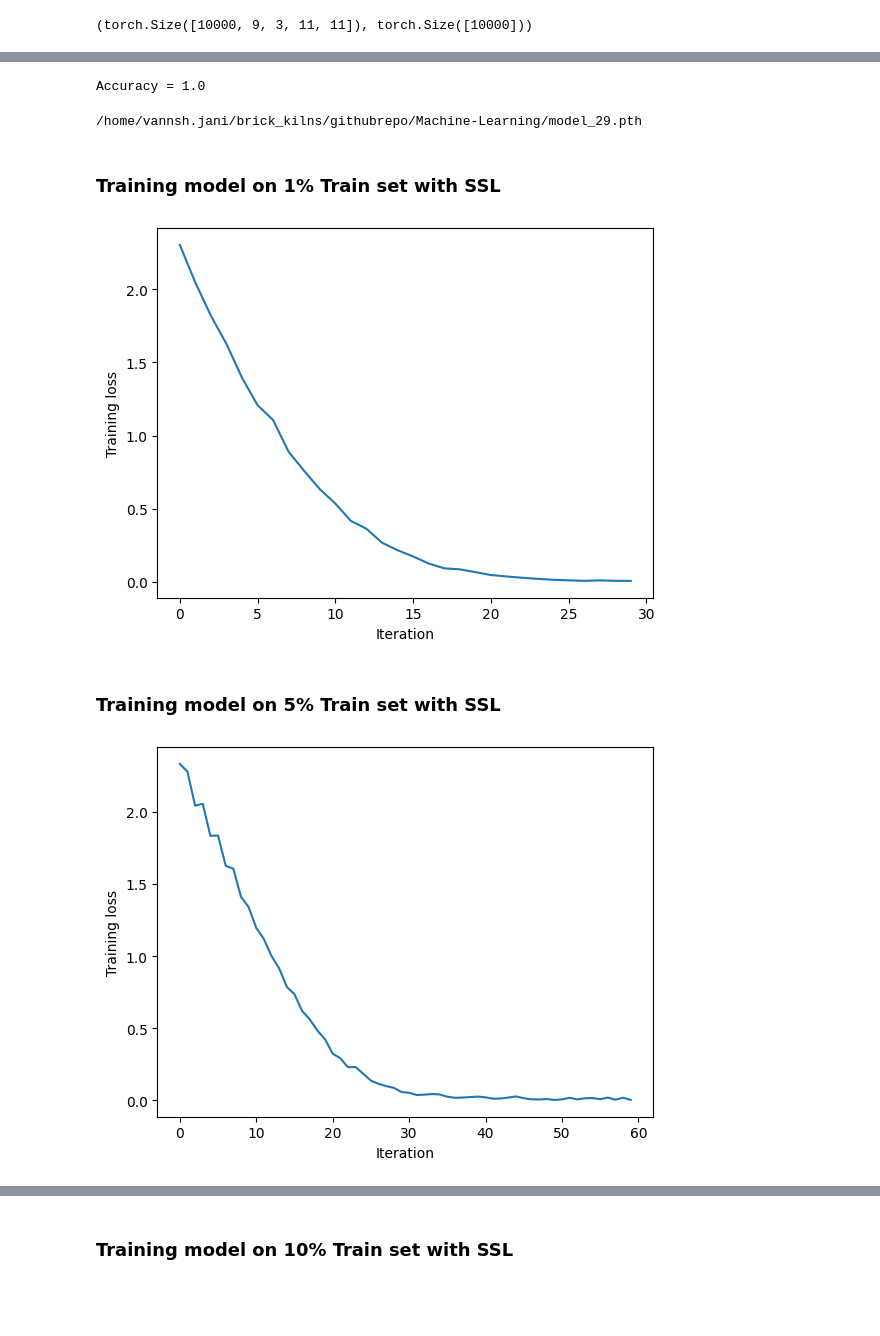
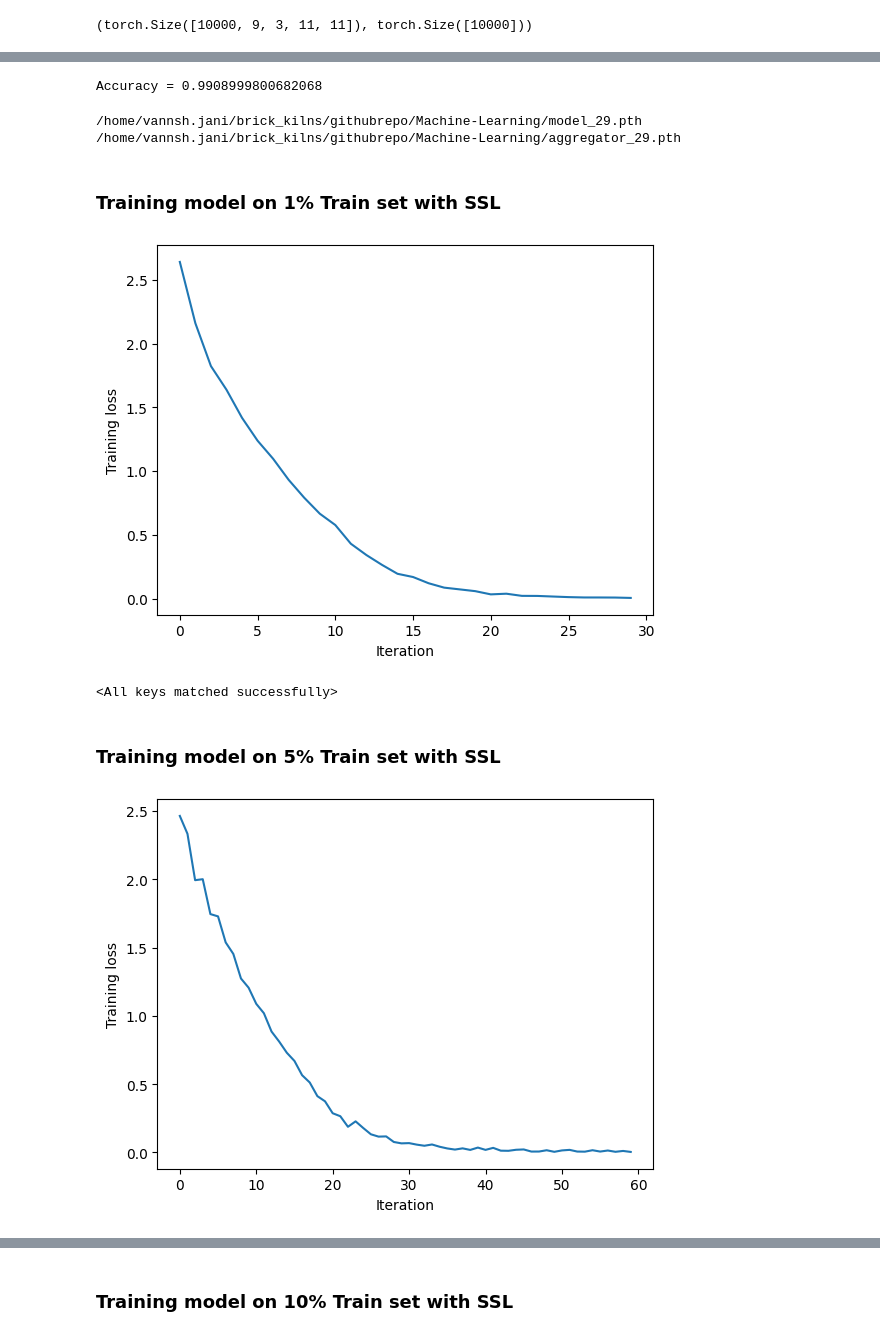
Before and after one commit to VannshJani/Machine-Learning, a Jupyter notebook: SSL.ipynb, the cells around one changed output, grey strips where cells are left out. Saved outputs shown, nothing was run; the diff lists cells and outputs as text; code cells hidden in the pictures; blank space fills up the shorter version.

```diff
--- a/SSL.ipynb
+++ b/SSL.ipynb
@@ -368,7 +369,7 @@ class SSL_Model(nn.Module):
         return x
 # %%
 model = EfficientNet().to(device)
-aggregator = MLPClassifier(1280*9,[1024,256],n_classes=64).to(device)
+aggregator = MLPClassifier(1280*9,[1280,1024,256],n_classes=64).to(device)
 # %%
 def train_ssl_model(model,aggregator, loss_fn, images, labels, lr=3e-4, batch_size=512, epochs=30, verbose=True):
 
@@ -467,37 +470,80 @@ Text(0, 0.5, 'Training loss')
 y_pred = predict_permutations(model,aggregator,permuted_images,y_labels)
 results(y_labels,y_pred)
 # %% [output]
-Accuracy = 1.0
+Accuracy = 0.9908999800682068
 # %%
 # using ssl model parameters as pretrained to train efficientnet classifier
 for i in range(30,0,-10):
     if os.path.exists(f"/home/vannsh.jani/brick_kilns/githubrepo/Machine-Learning/model_{i}.pth"):
         path = f"/home/vannsh.jani/brick_kilns/githubrepo/Machine-Learning/model_{i}.pth"
+        path_a = f"/home/vannsh.jani/brick_kilns/githubrepo/Machine-Learning/aggregator_{i}.pth"
         break
 if os.path.exists(f"/home/vannsh.jani/brick_kilns/githubrepo/Machine-Learning/model_{29}.pth"):
     path = f"/home/vannsh.jani/brick_kilns/githubrepo/Machine-Learning/model_{29}.pth"
-print(path)
+    path_a = f"/home/vannsh.jani/brick_kilns/githubrepo/Machine-Learning/aggregator_{29}.pth"
+print(path,path_a)
 # %% [output]
-/home/vannsh.jani/brick_kilns/githubrepo/Machine-Learning/model_29.pth
+/home/vannsh.jani/brick_kilns/githubrepo/Machine-Learning/model_29.pth /home/vannsh.jani/brick_kilns/githubrepo/Machine-Learning/aggregator_29.pth
 # %% [markdown]
 ### Training model on 1% Train set with SSL
 # %%
-ecf = EfficientNetClassifier(n_classes=10).to(device)
+ecf = EfficientNetClassifier(dense_hidden_dims=[1280,1024,256],n_classes=10).to(device)
 ecf.featurizer.load_state_dict(torch.load(path))
+last_layer = ecf.classifier.classifier
+last_layer_aggregator = aggregator.classifier
+layers = list(ecf.classifier.children())[:-1]
+# set mlp weights as classifier weights
+layers_mlp = list(aggregator.children())[:-1]
+# removed the input layer in layers_mlp
+list(aggregator.children())[0].input_layer = list(aggregator.children())[0].hidden_layer_1
+list(aggregator.children())[0].hidden_layer_1 = list(aggregator.children())[0].hidden_layer_2
+list(aggregator.children())[0].hidden_layer_2 = nn.Identity()
+layers_mlp_matched = list(aggregator.children())[0]
+
+layers = layers_mlp_matched
+ecf.classifier = nn.Sequential(*[layers])
+aggregator = nn.Sequential(*[layers_mlp_matched])
+ecf.classifier.load_state_dict(aggregator.state_dict())
+layers_1 = list(ecf.classifier.children())
+layers_1.append(last_layer)
+ecf.classifier = nn.Sequential(*layers_1)
 
 iter_losses, epoch_losses = train_fn(ecf,nn.CrossEntropyLoss(), X[train_idx_1], y[train_idx_1], lr=3e-4,verbose=True,batch_size=256,epochs=30)
 plt.plot(iter_losses)
 plt.xlabel("Iteration")
 plt.ylabel("Training loss")
 plt.show()
 predict(ecf,X[test_idx],y[test_idx],"1%","yes_SSL")
 # %% [output]
-[figure, old version]
+[figure, new version]
+# %%
+aggregator = MLPClassifier(1280*9,[1280,1024,256],n_classes=64).to(device)
+aggregator.load_state_dict(torch.load(path_a))
+# %% [output]
+<All keys matched successfully>
 # %% [markdown]
 ### Training model on 5% Train set with SSL
 # %%
-ecf = EfficientNetClassifier(n_classes=10).to(device)
+ecf = EfficientNetClassifier(dense_hidden_dims=[1280,1024,256],n_classes=10).to(device)
 ecf.featurizer.load_state_dict(torch.load(path))
+last_layer = ecf.classifier.classifier
+last_layer_aggregator = aggregator.classifier
+layers = list(ecf.classifier.children())[:-1]
+# set mlp weights as classifier weights
+layers_mlp = list(aggregator.children())[:-1]
+# removed the input layer in layers_mlp
+list(aggregator.children())[0].input_layer = list(aggregator.children())[0].hidden_layer_1
+list(aggregator.children())[0].hidden_layer_1 = list(aggregator.children())[0].hidden_layer_2
+list(aggregator.children())[0].hidden_layer_2 = nn.Identity()
+layers_mlp_matched = list(aggregator.children())[0]
+
+layers = layers_mlp_matched
+ecf.classifier = nn.Sequential(*[layers])
+aggregator = nn.Sequential(*[layers_mlp_matched])
+ecf.classifier.load_state_dict(aggregator.state_dict())
+layers_1 = list(ecf.classifier.children())
+layers_1.append(last_layer)
+ecf.classifier = nn.Sequential(*layers_1)
 
 iter_losses, epoch_losses = train_fn(ecf,nn.CrossEntropyLoss(), X[train_idx_5], y[train_idx_5], lr=3e-4,verbose=True,batch_size=256,epochs=30)
 plt.plot(iter_losses)
@@ -506,4 +552,4 @@ plt.ylabel("Training loss")
 plt.show()
 predict(ecf,X[test_idx],y[test_idx],"5%","yes_SSL")
 # %% [output]
-[figure, old version]
+[figure, new version]
```
Also changed, not shown: parts of 14 cells of this notebook, 7 other files.
